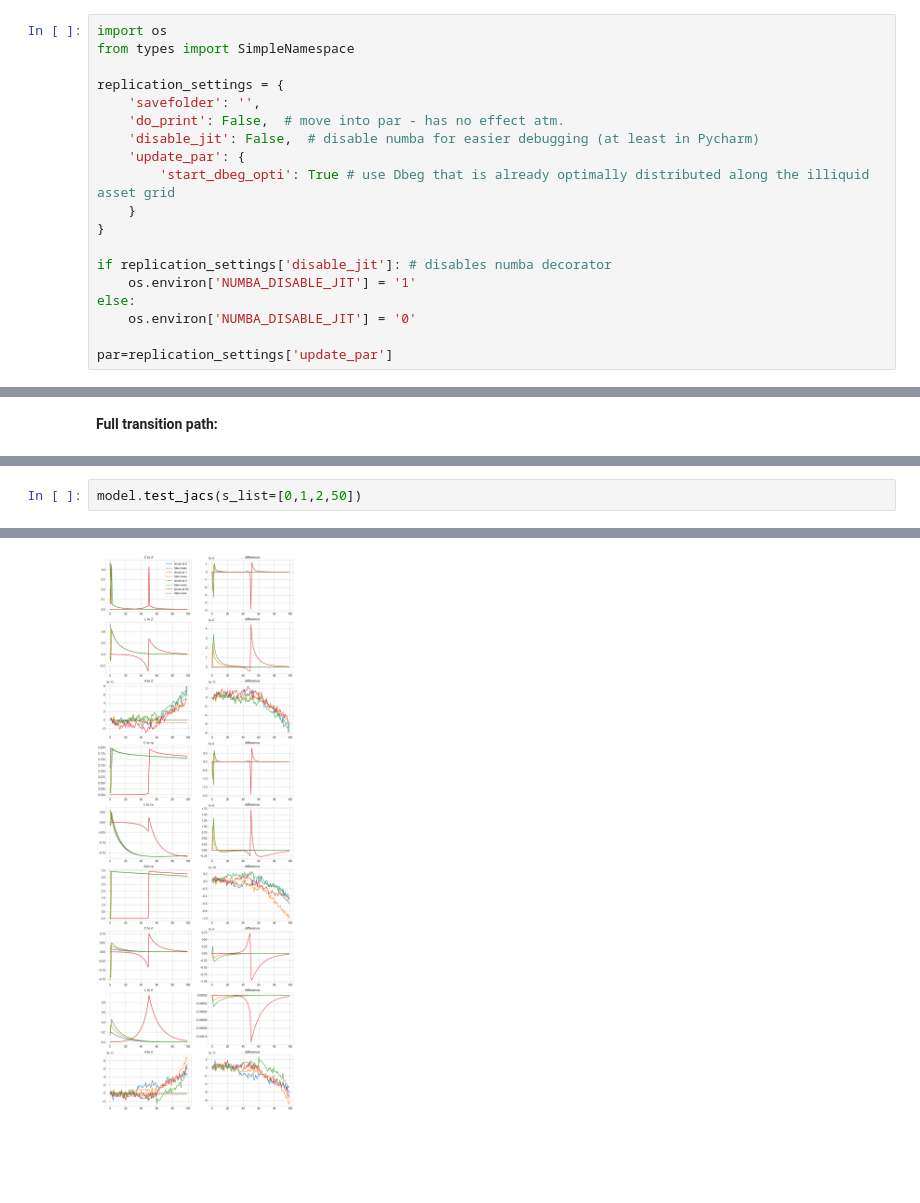
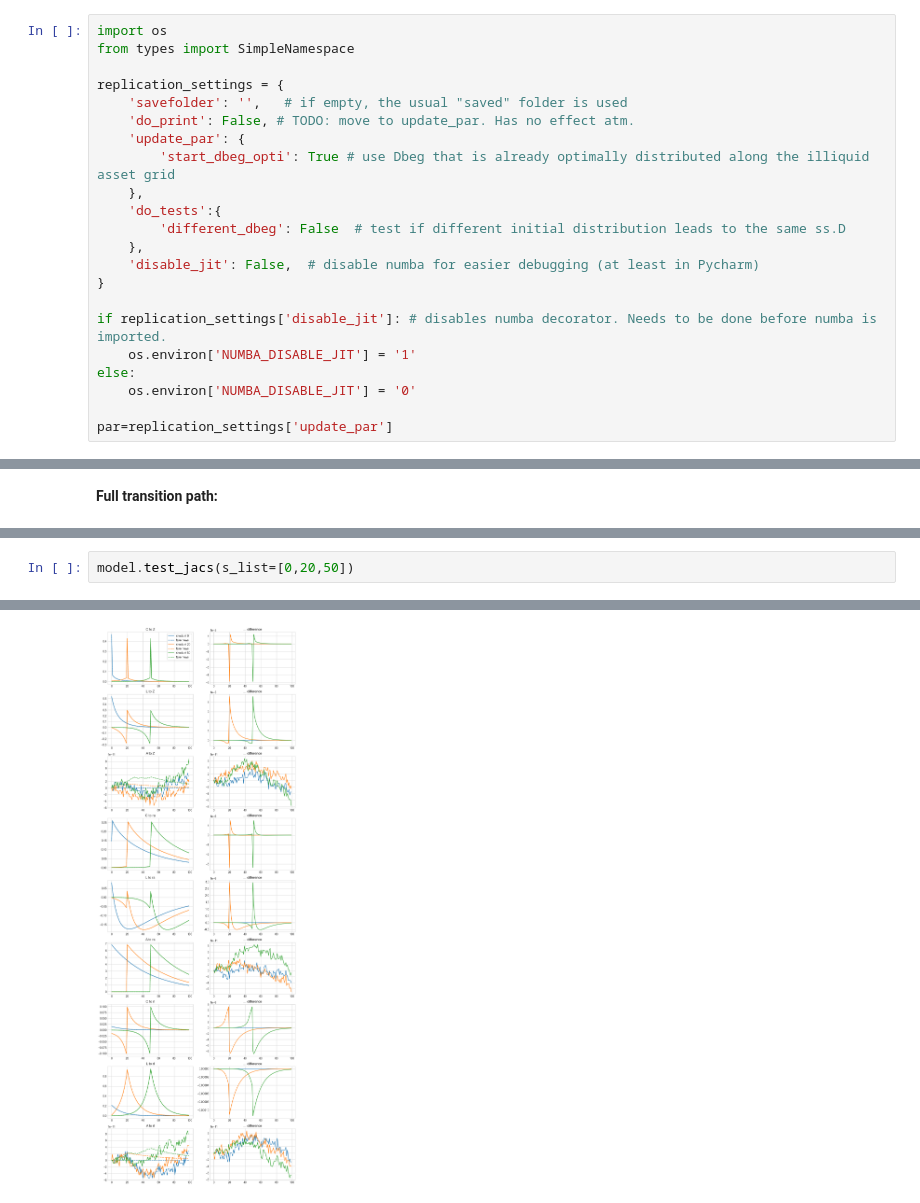
Before and after one commit to YanWin/StickyInformationHANK, a Jupyter notebook: HANKnoSticky.ipynb, the cells around one changed output, grey strips where cells are left out. Saved outputs shown, nothing was run; the diff lists cells and outputs as text; blank space fills up the shorter version.

```diff
--- a/HANKnoSticky.ipynb
+++ b/HANKnoSticky.ipynb
@@ -12,15 +12,18 @@ import os
 from types import SimpleNamespace
 
 replication_settings = {
-    'savefolder': '',
-    'do_print': False,  # move into par - has no effect atm.
-    'disable_jit': False,  # disable numba for easier debugging (at least in Pycharm)
+    'savefolder': '',   # if empty, the usual "saved" folder is used
+    'do_print': False, # TODO: move to update_par. Has no effect atm.
     'update_par': {
         'start_dbeg_opti': True # use Dbeg that is already optimally distributed along the illiquid asset grid
-    }
+    },
+    'do_tests':{
+        'different_dbeg': False  # test if different initial distribution leads to the same ss.D
+    },
+    'disable_jit': False,  # disable numba for easier debugging (at least in Pycharm)
 }
 
-if replication_settings['disable_jit']: # disables numba decorator
+if replication_settings['disable_jit']: # disables numba decorator. Needs to be done before numba is imported.
     os.environ['NUMBA_DISABLE_JIT'] = '1'
 else:
     os.environ['NUMBA_DISABLE_JIT'] = '0'
@@ -344,7 +349,7 @@ w_res          : t0 =  0.0e+00, max abs.  0.0e+00
 mf_res         : t0 =  0.0e+00, max abs.  0.0e+00
 psi            : t0 =  2.8e-32, max abs.  2.8e-32
 # %%
-model.test_jacs(s_list=[0,1,2,50])
+model.test_jacs(s_list=[0,20,50])
 # %% [output]
 note: differences should only be due to numerical errors
 
@@ -366 +371 @@ H_Z            : cond = 1.7e+01 [mean =  2.9e-02]
-[figure, old version]
+[figure, new version]
```
Also changed, not shown: parts of 22 cells of this notebook, 7 other files.
